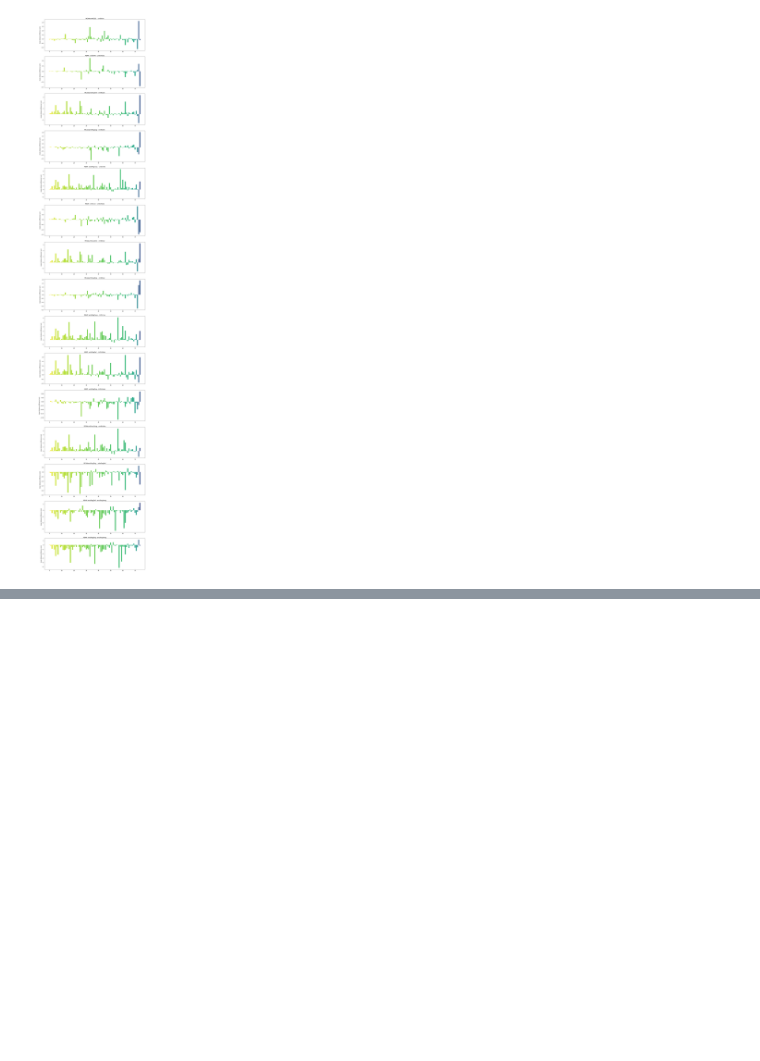
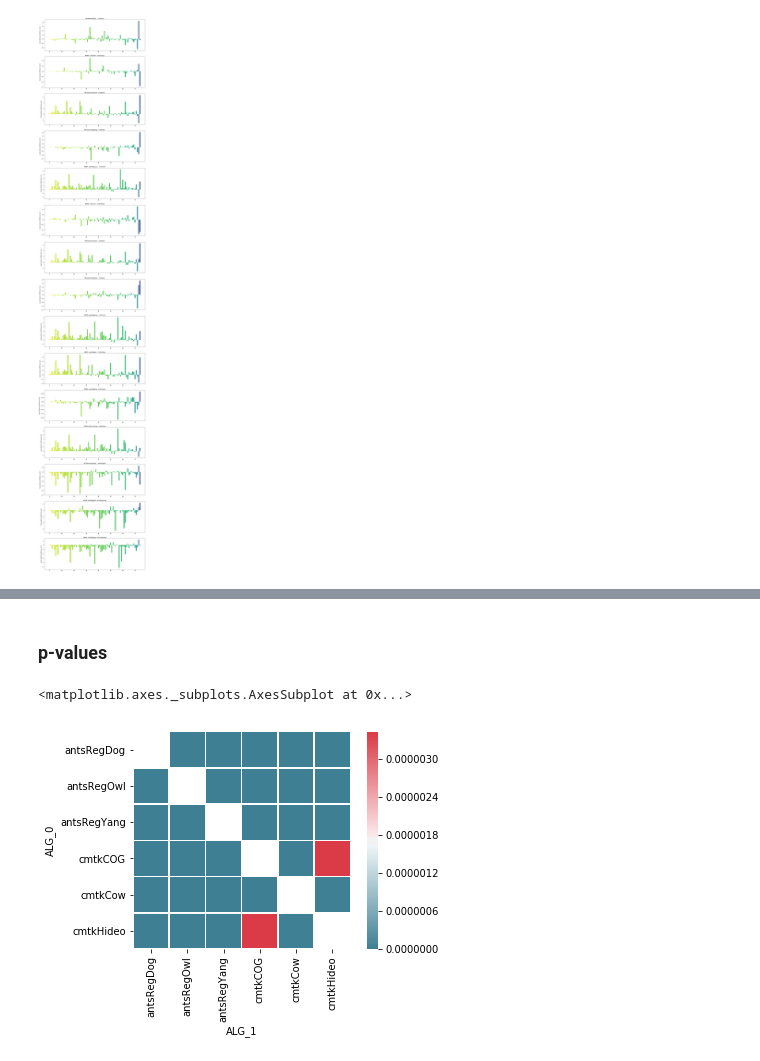
Before and after one commit to saalfeldlab/template-building, a Jupyter notebook: python/Vis_Pairwise_alg-template_stats.ipynb, the cells around one changed output, grey strips where cells are left out. Cells and saved outputs as stored; diff of their text form; code cells hidden in the pictures; blank space fills up the shorter version.

```diff
--- a/python/Vis_Pairwise_alg-template_stats.ipynb
+++ b/python/Vis_Pairwise_alg-template_stats.ipynb
@@ -133,0 +209,9 @@ antsRegDog   antsRegYang
+# %% [markdown]
+### p-values
+# %%
+piv_pv = merged_dist_df[['ALG_0','ALG_1','PVAL']].pivot( index='ALG_0', columns='ALG_1', values='PVAL' )
+sns.heatmap( piv_pv, cmap=cmap,
+           square=True, linewidth=0.5)
+# %% [output]
+<matplotlib.axes._subplots.AxesSubplot at 0x...>
+[figure, added]
```
Also changed, not shown: parts of 7 cells of this notebook.
